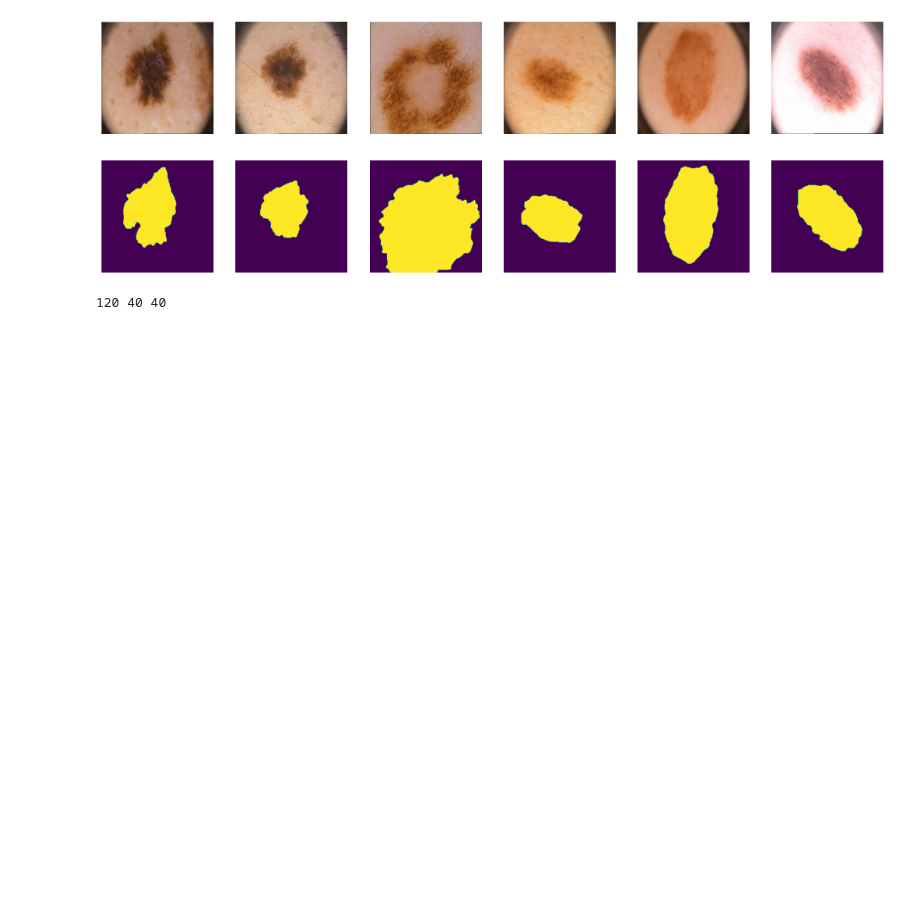
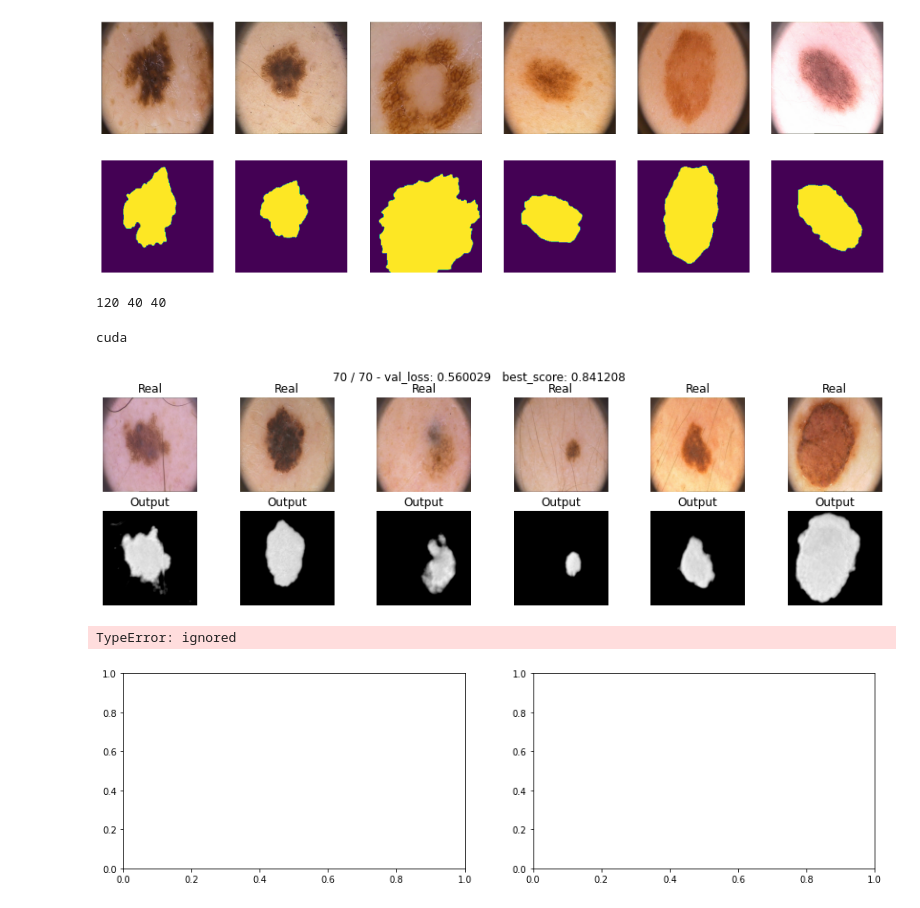
Before and after one commit to SamandarYokubov/CancelCancer, a Jupyter notebook: CancelCancer.ipynb, the cells around one changed output. Cells and saved outputs as stored; diff of their text form; code cells hidden in the pictures; blank space fills up the shorter version.

```diff
--- a/CancelCancer.ipynb
+++ b/CancelCancer.ipynb
@@ -120,3 +174,27 @@ data_val = DataLoader(list(zip(np.rollaxis(X[val], 3, 1), Y[val, np.newaxis])),
                       batch_size=batch_size, shuffle=True) #на B x C x H x W
 data_ts = DataLoader(list(zip(np.rollaxis(X[ts], 3, 1), Y[ts, np.newaxis])),
                      batch_size=batch_size, shuffle=True)
+# %%
+import torch
+import torch.nn as nn
+import torch.nn.functional as F
+from torchvision import models
+import torch.optim as optim
+from time import time
+
+from matplotlib import rcParams
+rcParams['figure.figsize'] = (15,4)
+
+device = torch.device('cuda' if torch.cuda.is_available() else 'cpu')
+print(device)
+# %% [output]
+cuda
+# %%
+def iou_pytorch(outputs: torch.Tensor, labels: torch.Tensor):
+    outputs = outputs.squeeze(1).byte()  # если отправляем одну картинку, то сжимаем по внешней размерности
+    labels = labels.squeeze(1).byte()
+    SMOOTH = 1e-8
+    intersection = (outputs & labels).float().sum((1, 2))  # Will be zero if Truth=0 or Prediction=0
+    union = (outputs | labels).float().sum((1, 2))         # Will be zzero if both are 0
+    iou = (intersection + SMOOTH) / (union + SMOOTH)  # We smooth our devision to avoid 0/0
+    return iou
@@ -122,0 +397,13 @@ data_ts = DataLoader(list(zip(np.rollaxis(X[ts], 3, 1), Y[ts, np.newaxis])),
+# %%
+unet_bce = UNet().to(device)
+max_epochs = 70
+optim = torch.optim.Adam(unet_bce.parameters(), lr = 4e-4)
+scheduler = torch.optim.lr_scheduler.StepLR(optim, step_size=25, gamma = 0.7)
+bce_unet_loss_train, bce_unet_loss_val, bce_unet_score, best_model_weights = train(
+    unet_bce, optim, scheduler, bce_loss, max_epochs, data_tr, data_val
+    )
+print('Total score is:',score_model(unet_bce, iou_pytorch, data_val))
+# %% [output]
+[figure, added]
+TypeError: ignored
+[figure, added]
```
Also changed, not shown: parts of 10 cells of this notebook.
